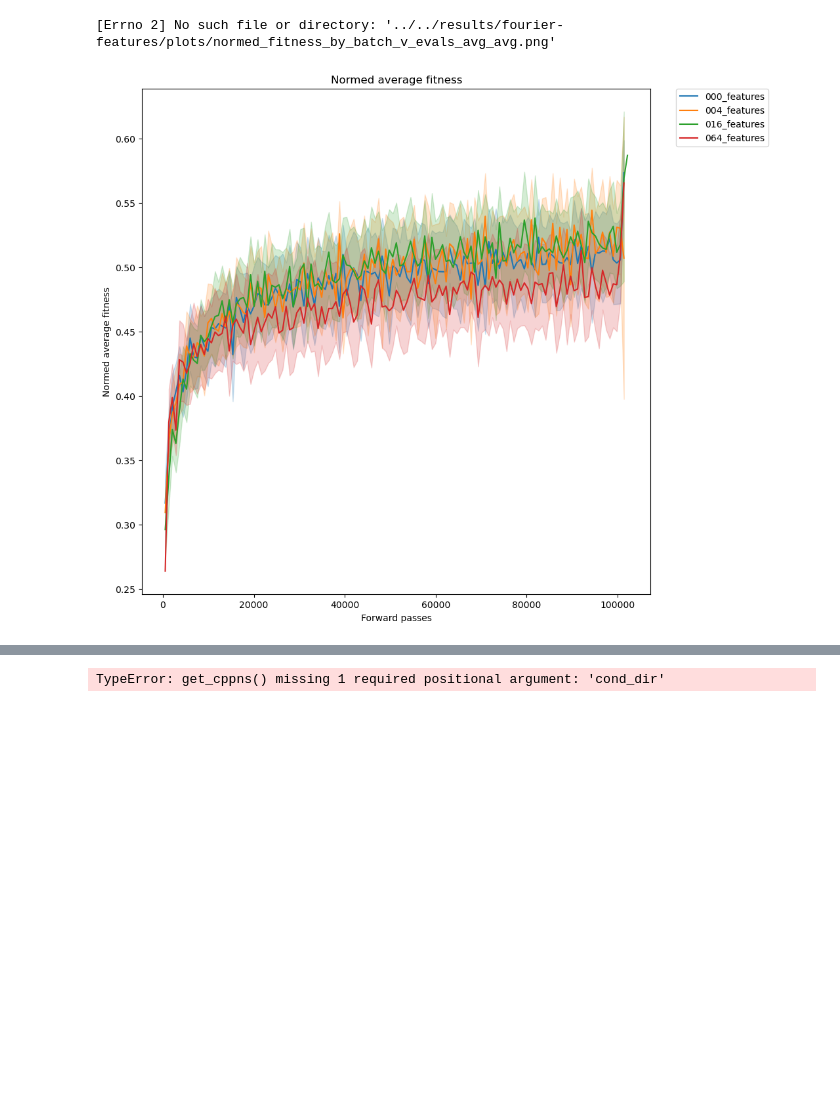
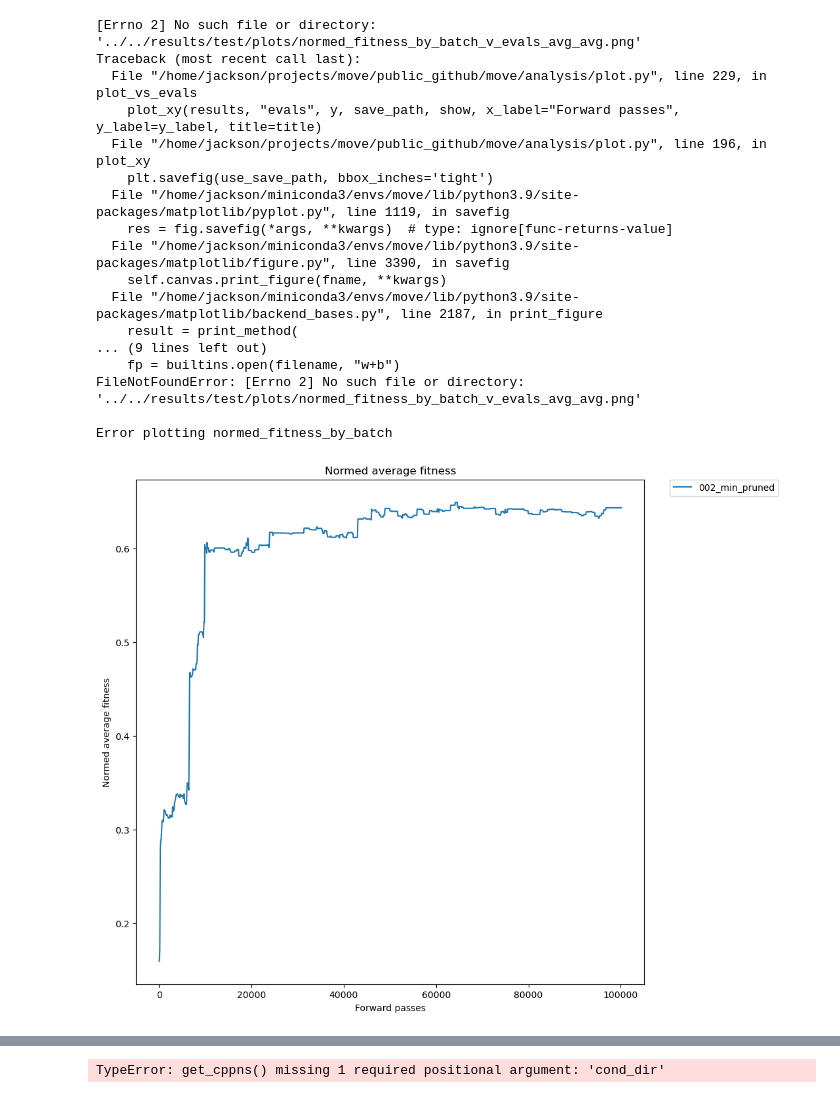
Before and after one commit to uvm-neurobotics-lab/MOVE, a Jupyter notebook: analysis/plotting.ipynb, the cells around one changed output, grey strips where cells are left out. Saved outputs shown, nothing was run; the diff lists cells and outputs as text; code cells hidden in the pictures; blank space fills up the shorter version.

Commit message:
Update plots

```diff
--- a/analysis/plotting.ipynb
+++ b/analysis/plotting.ipynb
@@ -10,7 +13,10 @@ from plot import *
 # results_path = "../../results/nsga-mnk"
 # results_path = "../../results/nsga-iii-mnk"
 # results_path = "../../results/l2-reg"
-results_path = "../../results/fourier-features"
+# results_path = "../../results/min-pruned"
+results_path = "../../results/test"
+# results_path = "/home/jackson/projects/move/results/fns-per-cell"
+
 # results_path = "../../results/fourier-features-control"
 # results_path = "../../results/sgd-lr-mutate-rate"
 # results_path = "../../results/hillclimber"
@@ -38,6 +44,7 @@ metrics = [
     "evals_by_batch",
     "normed_fitness_by_batch",
     "pruned_cxs",
+    "pruned_nodes",
     # "offspring_by_batch",
     # "fitness_by_batch",
     # "lr_by_batch",
@@ -65,4 +72,4 @@ results
 # %%
-# undo cumsum for conditions including (NSGA-III)
-results = results.groupby("run").apply(lambda x: x.apply(lambda y: y - y.shift(1) if y.name == "evals_by_batch" else y) if "NSGA-III" in x['condition'].values[0] else x)
-results = results.groupby("run").apply(lambda x: x.apply(lambda y: y.fillna(0) if y.name == "evals_by_batch" else y))
+# # undo cumsum for conditions including (NSGA-III)
+# results = results.groupby("run").apply(lambda x: x.apply(lambda y: y - y.shift(1) if y.name == "evals_by_batch" else y) if "NSGA-III" in x['condition'].values[0] else x)
+# results = results.groupby("run").apply(lambda x: x.apply(lambda y: y.fillna(0) if y.name == "evals_by_batch" else y))
@@ -182,15 +143,31 @@ if "NSGA-III" in plot_results.condition.unique():
 # %%
 # raise Exception("stop here")
 try:
     # plot_vs_evals(results, 'normed_fitness_by_batch', save_path, show)
     # plot_vs_evals(results, 'normed_fitness_by_batch', save_path, show, mean_by_target=True, smooth=0.95, title="Normed average fitness by number of SGD steps", y_label="Normed average fitness")
-    plot_vs_evals(results, 'normed_fitness_by_batch', save_path, show, mean_by_target=True, smooth=0.0, title="Normed average fitness", y_label="Normed average fitness")
+    plot_vs_evals(results, 'normed_fitness_by_batch', save_path, show, mean_by_target=True, smooth=0.00, title="Normed average fitness", y_label="Normed average fitness")
 except Exception as e:
     print(e)
     pass
 # %% [output]
-[Errno 2] No such file or directory: '../../results/fourier-features/plots/normed_fitness_by_batch_v_evals_avg_avg.png'
+[Errno 2] No such file or directory: '../../results/test/plots/normed_fitness_by_batch_v_evals_avg_avg.png'
+Traceback (most recent call last):
+  File "/home/jackson/projects/move/public_github/move/analysis/plot.py", line 229, in plot_vs_evals
+    plot_xy(results, "evals", y, save_path, show, x_label="Forward passes", y_label=y_label, title=title)
+  File "/home/jackson/projects/move/public_github/move/analysis/plot.py", line 196, in plot_xy
+    plt.savefig(use_save_path, bbox_inches='tight')
+  File "/home/jackson/miniconda3/envs/move/lib/python3.9/site-packages/matplotlib/pyplot.py", line 1119, in savefig
+    res = fig.savefig(*args, **kwargs)  # type: ignore[func-returns-value]
+  File "/home/jackson/miniconda3/envs/move/lib/python3.9/site-packages/matplotlib/figure.py", line 3390, in savefig
+    self.canvas.print_figure(fname, **kwargs)
+  File "/home/jackson/miniconda3/envs/move/lib/python3.9/site-packages/matplotlib/backend_bases.py", line 2187, in print_figure
+    result = print_method(
+... (9 lines left out)
+    fp = builtins.open(filename, "w+b")
+FileNotFoundError: [Errno 2] No such file or directory: '../../results/test/plots/normed_fitness_by_batch_v_evals_avg_avg.png'
+
+Error plotting normed_fitness_by_batch
-[figure, old version]
+[figure, new version]
 # %%
 if 'fitness_by_batch' in results.columns:
     # plot_vs_evals(results, 'normed_fitness_by_batch', save_path, show)
```
Also changed, not shown: parts of 17 cells of this notebook.
